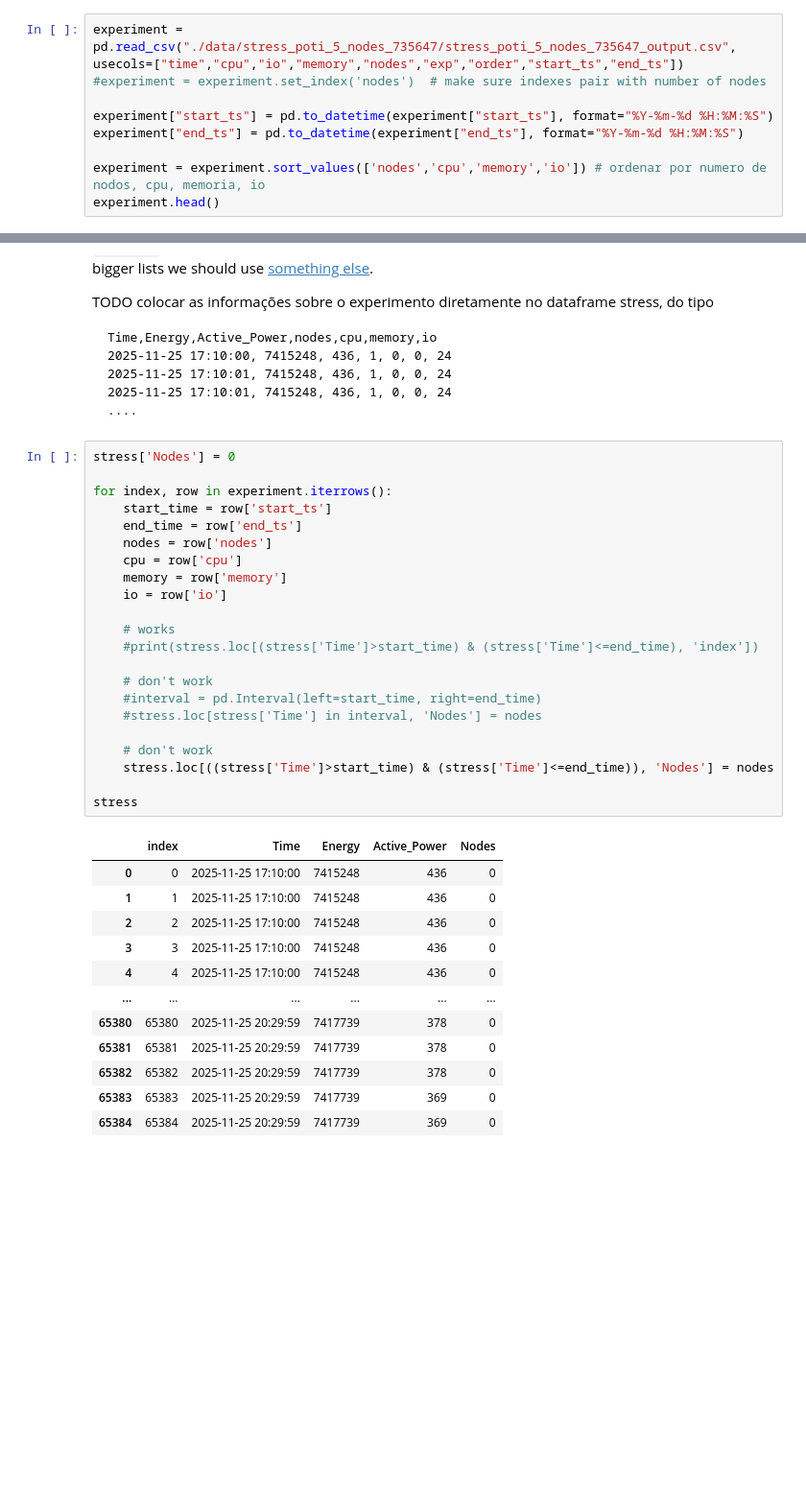
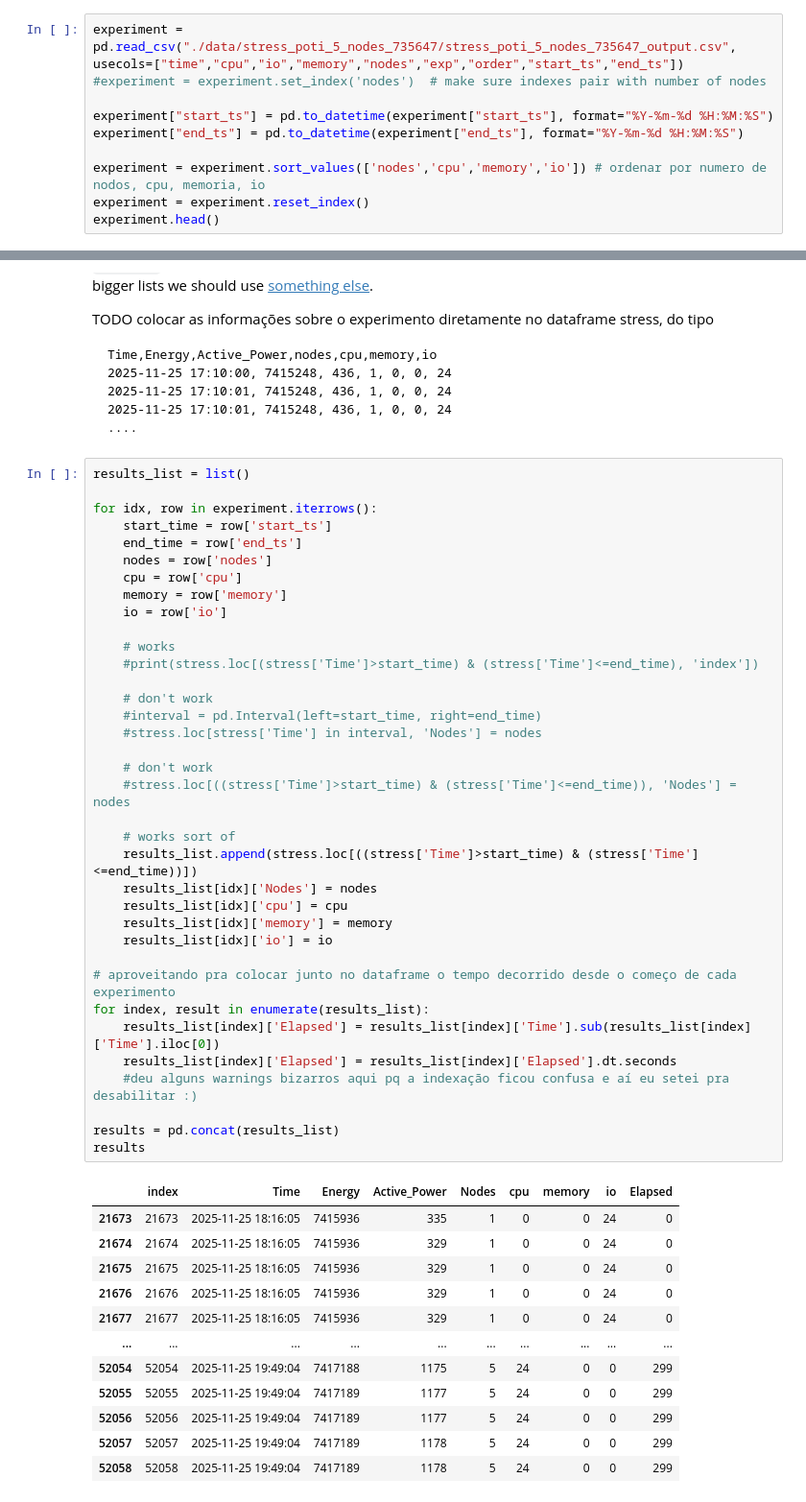
Before and after one commit to othomarcondes/CMP223-EnergyMeasurements, a Jupyter notebook: data_analysis.ipynb, the cells around one changed output, grey strips where cells are left out. Shown: that part at 96% size. Saved outputs shown, nothing was run; the diff lists cells and outputs as text; blank space fills up the shorter version.

Commit message:
fixed the dataframes (sort of)

````diff
--- a/data_analysis.ipynb
+++ b/data_analysis.ipynb
@@ -80,5 +80,6 @@ experiment["start_ts"] = pd.to_datetime(experiment["start_ts"], format="%Y-%m-%d
 experiment["end_ts"] = pd.to_datetime(experiment["end_ts"], format="%Y-%m-%d %H:%M:%S")
 
 experiment = experiment.sort_values(['nodes','cpu','memory','io']) # ordenar por numero de nodos, cpu, memoria, io
+experiment = experiment.reset_index()
 experiment.head()
 # %% [output]
@@ -131,37 +132,51 @@ Time,Energy,Active_Power,nodes,cpu,memory,io
 ....
 ```
 # %%
-stress['Nodes'] = 0
+results_list = list()
 
-for index, row in experiment.iterrows():
+for idx, row in experiment.iterrows():
     start_time = row['start_ts']
     end_time = row['end_ts']
     nodes = row['nodes']
     cpu = row['cpu']
     memory = row['memory']
     io = row['io']
 
     # works
     #print(stress.loc[(stress['Time']>start_time) & (stress['Time']<=end_time), 'index'])
 
     # don't work
     #interval = pd.Interval(left=start_time, right=end_time)
     #stress.loc[stress['Time'] in interval, 'Nodes'] = nodes
 
     # don't work
-    stress.loc[((stress['Time']>start_time) & (stress['Time']<=end_time)), 'Nodes'] = nodes
+    #stress.loc[((stress['Time']>start_time) & (stress['Time']<=end_time)), 'Nodes'] = nodes
 
-stress
+    # works sort of
+    results_list.append(stress.loc[((stress['Time']>start_time) & (stress['Time']<=end_time))])
+    results_list[idx]['Nodes'] = nodes
+    results_list[idx]['cpu'] = cpu
+    results_list[idx]['memory'] = memory
+    results_list[idx]['io'] = io
+
+# aproveitando pra colocar junto no dataframe o tempo decorrido desde o começo de cada experimento
+for index, result in enumerate(results_list):
+    results_list[index]['Elapsed'] = results_list[index]['Time'].sub(results_list[index]['Time'].iloc[0])
+    results_list[index]['Elapsed'] = results_list[index]['Elapsed'].dt.seconds
+    #deu alguns warnings bizarros aqui pq a indexação ficou confusa e aí eu setei pra desabilitar :)
+
+results = pd.concat(results_list)
+results
 # %% [output]
-|  | index | Time | Energy | Active_Power | Nodes |
-| 0 | 0 | 2025-11-25 17:10:00 | 7415248 | 436 | 0 |
-| 1 | 1 | 2025-11-25 17:10:00 | 7415248 | 436 | 0 |
-| 2 | 2 | 2025-11-25 17:10:00 | 7415248 | 436 | 0 |
-| 3 | 3 | 2025-11-25 17:10:00 | 7415248 | 436 | 0 |
-| 4 | 4 | 2025-11-25 17:10:00 | 7415248 | 436 | 0 |
-| ... | ... | ... | ... | ... | ... |
-| 65380 | 65380 | 2025-11-25 20:29:59 | 7417739 | 378 | 0 |
-| 65381 | 65381 | 2025-11-25 20:29:59 | 7417739 | 378 | 0 |
-| 65382 | 65382 | 2025-11-25 20:29:59 | 7417739 | 378 | 0 |
-| 65383 | 65383 | 2025-11-25 20:29:59 | 7417739 | 369 | 0 |
-| 65384 | 65384 | 2025-11-25 20:29:59 | 7417739 | 369 | 0 |
+|  | index | Time | Energy | Active_Power | Nodes | cpu | memory | io | Elapsed |
+| 21673 | 21673 | 2025-11-25 18:16:05 | 7415936 | 335 | 1 | 0 | 0 | 24 | 0 |
+| 21674 | 21674 | 2025-11-25 18:16:05 | 7415936 | 329 | 1 | 0 | 0 | 24 | 0 |
+| 21675 | 21675 | 2025-11-25 18:16:05 | 7415936 | 329 | 1 | 0 | 0 | 24 | 0 |
+| 21676 | 21676 | 2025-11-25 18:16:05 | 7415936 | 329 | 1 | 0 | 0 | 24 | 0 |
+| 21677 | 21677 | 2025-11-25 18:16:05 | 7415936 | 329 | 1 | 0 | 0 | 24 | 0 |
+| ... | ... | ... | ... | ... | ... | ... | ... | ... | ... |
+| 52054 | 52054 | 2025-11-25 19:49:04 | 7417188 | 1175 | 5 | 24 | 0 | 0 | 299 |
+| 52055 | 52055 | 2025-11-25 19:49:04 | 7417189 | 1177 | 5 | 24 | 0 | 0 | 299 |
+| 52056 | 52056 | 2025-11-25 19:49:04 | 7417189 | 1177 | 5 | 24 | 0 | 0 | 299 |
+| 52057 | 52057 | 2025-11-25 19:49:04 | 7417189 | 1178 | 5 | 24 | 0 | 0 | 299 |
+| 52058 | 52058 | 2025-11-25 19:49:04 | 7417189 | 1178 | 5 | 24 | 0 | 0 | 299 |
````
Also changed, not shown: parts of 7 cells of this notebook.
